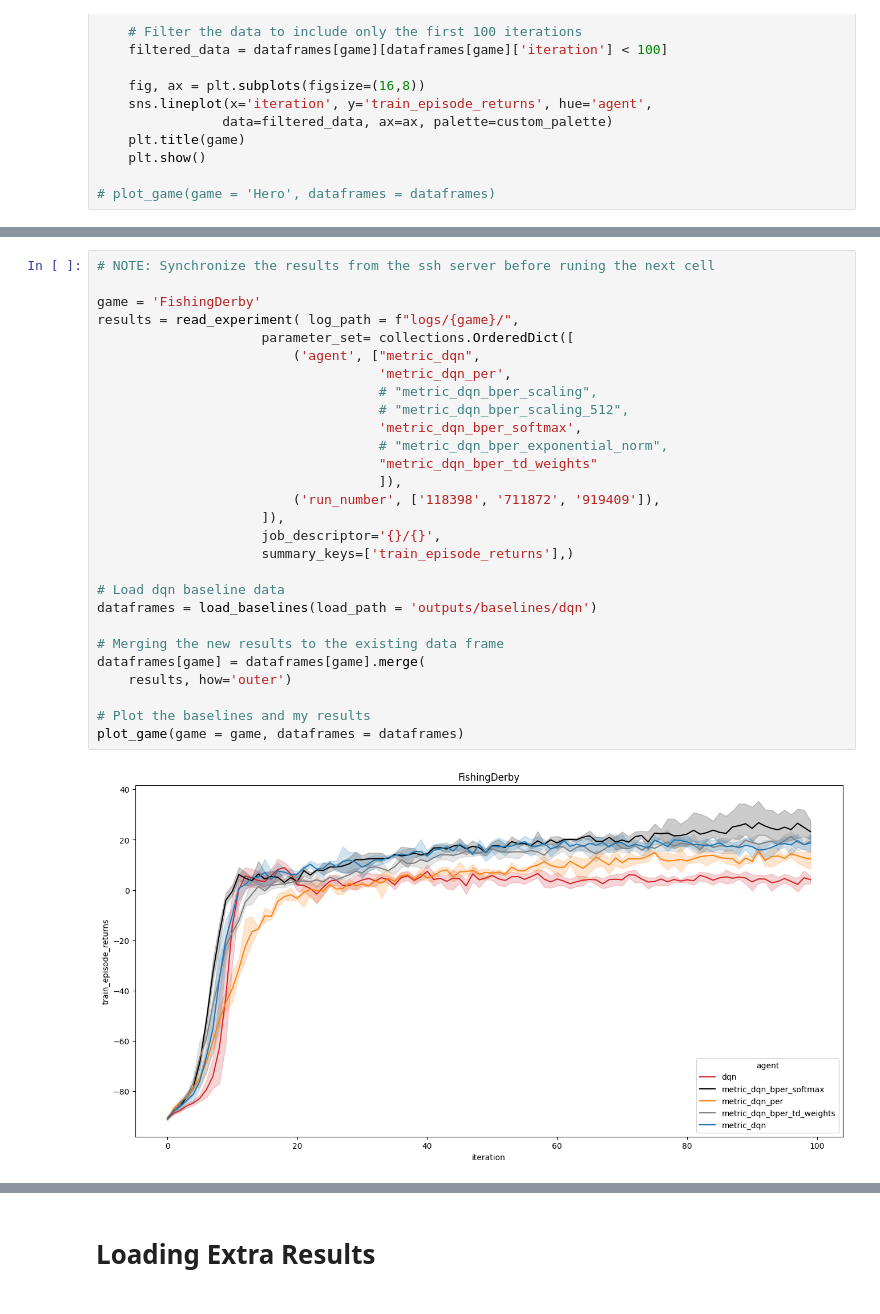
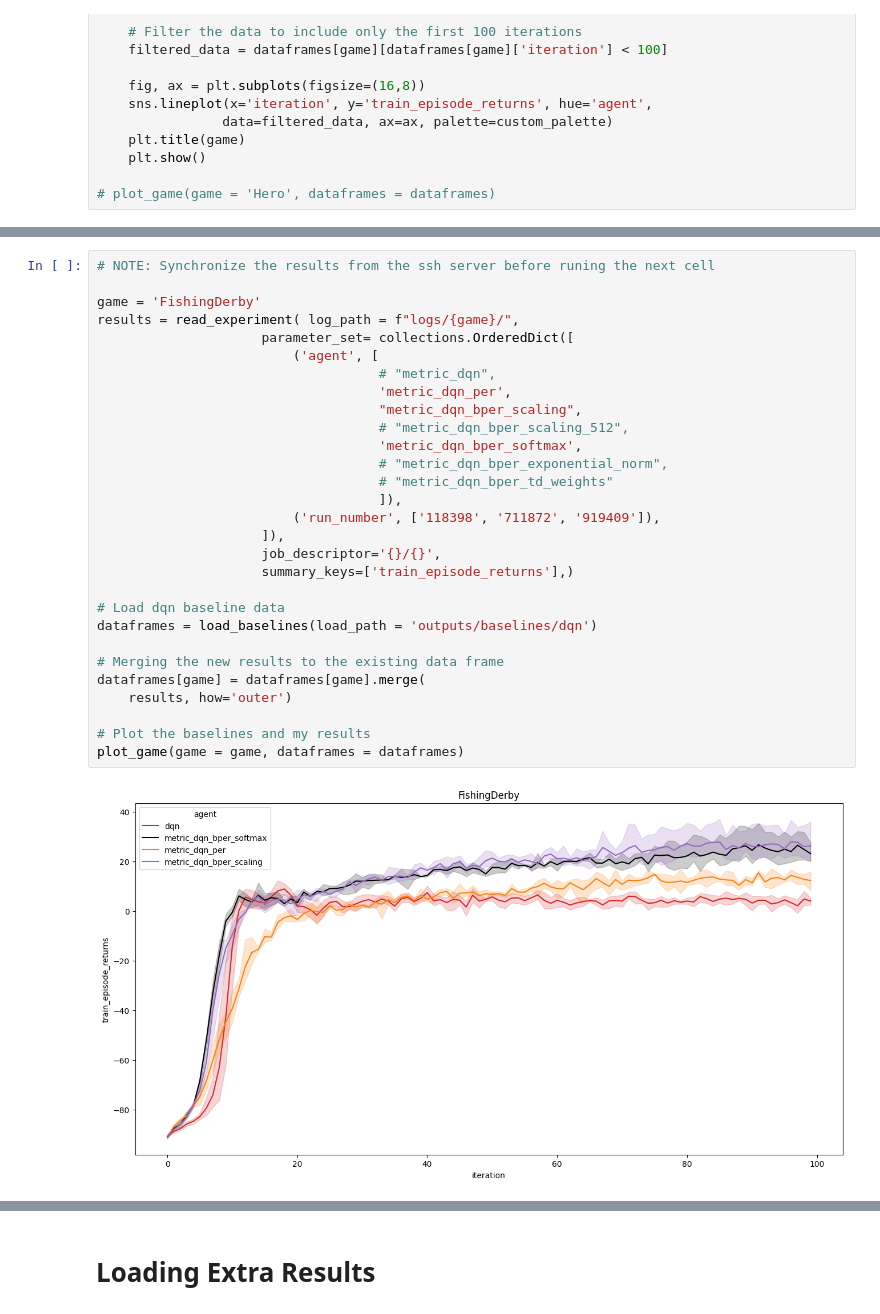
Before and after one commit to ZosoV/bisimulation-PER, a Jupyter notebook: jupyter_notebooks/load_statistics.ipynb, the cells around one changed output, grey strips where cells are left out. Saved outputs shown, nothing was run; the diff lists cells and outputs as text.

```diff
--- a/jupyter_notebooks/load_statistics.ipynb
+++ b/jupyter_notebooks/load_statistics.ipynb
@@ -305,33 +307,34 @@ plot_game(game = game, dataframes = dataframes)
 # %%
 # NOTE: Synchronize the results from the ssh server before runing the next cell
 
 game = 'FishingDerby'
 results = read_experiment( log_path = f"logs/{game}/",
                      parameter_set= collections.OrderedDict([
-                         ('agent', ["metric_dqn",
+                         ('agent', [
+                                    # "metric_dqn",
                                     'metric_dqn_per',
-                                    # "metric_dqn_bper_scaling",
+                                    "metric_dqn_bper_scaling",
                                     # "metric_dqn_bper_scaling_512",
                                     'metric_dqn_bper_softmax',
                                     # "metric_dqn_bper_exponential_norm",
-                                    "metric_dqn_bper_td_weights"
+                                    # "metric_dqn_bper_td_weights"
                                     ]),
                          ('run_number', ['118398', '711872', '919409']),
                      ]),
                      job_descriptor='{}/{}',
                      summary_keys=['train_episode_returns'],)
 
 # Load dqn baseline data
 dataframes = load_baselines(load_path = 'outputs/baselines/dqn')
 
 # Merging the new results to the existing data frame
 dataframes[game] = dataframes[game].merge(
     results, how='outer')
 
 # Plot the baselines and my results
 plot_game(game = game, dataframes = dataframes)
 # %% [output]
-[figure, old version]
+[figure, new version]
 # %%
 # NOTE: Synchronize the results from the ssh server before runing the next cell
 
```
Also changed, not shown: parts of 8 cells of this notebook, 3 other files.
